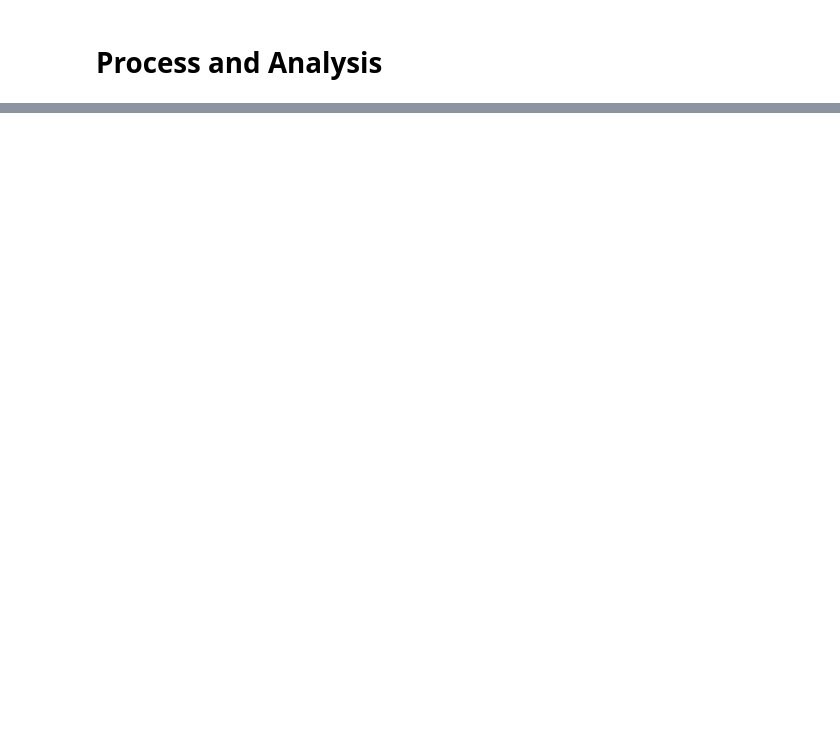
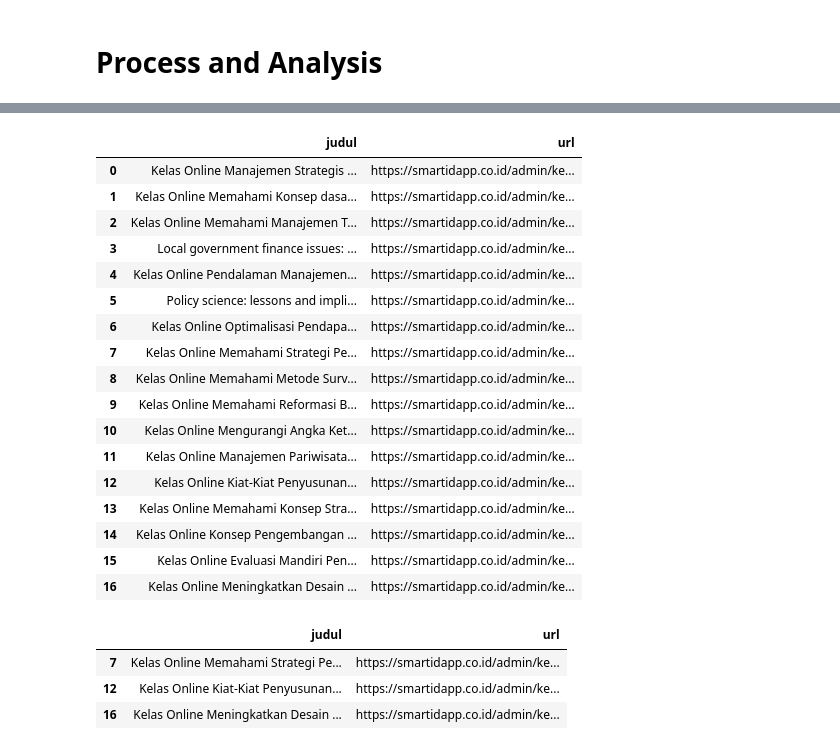
Before and after one commit to akhfzl/Scrapping-by-system, a Jupyter notebook: transform.ipynb, the cells around one changed output, grey strips where cells are left out. Cells and saved outputs as stored; diff of their text form; code cells hidden in the pictures; blank space fills up the shorter version.

```diff
--- a/transform.ipynb
+++ b/transform.ipynb
@@ -126,0 +161,31 @@ df_join.to_csv('data/results/combine-base.csv', index=False)
+# %%
+df_links = pd.read_json('data/initial-data/scraping/overal_link_class.json')
+df_links
+# %% [output]
+|  | judul | url |
+| 0 | Kelas Online Manajemen Strategis ... | https://smartidapp.co.id/admin/ke... |
+| 1 | Kelas Online Memahami Konsep dasa... | https://smartidapp.co.id/admin/ke... |
+| 2 | Kelas Online Memahami Manajemen T... | https://smartidapp.co.id/admin/ke... |
+| 3 | Local government finance issues: ... | https://smartidapp.co.id/admin/ke... |
+| 4 | Kelas Online Pendalaman Manajemen... | https://smartidapp.co.id/admin/ke... |
+| 5 | Policy science: lessons and impli... | https://smartidapp.co.id/admin/ke... |
+| 6 | Kelas Online Optimalisasi Pendapa... | https://smartidapp.co.id/admin/ke... |
+| 7 | Kelas Online Memahami Strategi Pe... | https://smartidapp.co.id/admin/ke... |
+| 8 | Kelas Online Memahami Metode Surv... | https://smartidapp.co.id/admin/ke... |
+| 9 | Kelas Online Memahami Reformasi B... | https://smartidapp.co.id/admin/ke... |
+| 10 | Kelas Online Mengurangi Angka Ket... | https://smartidapp.co.id/admin/ke... |
+| 11 | Kelas Online Manajemen Pariwisata... | https://smartidapp.co.id/admin/ke... |
+| 12 | Kelas Online Kiat-Kiat Penyusunan... | https://smartidapp.co.id/admin/ke... |
+| 13 | Kelas Online Memahami Konsep Stra... | https://smartidapp.co.id/admin/ke... |
+| 14 | Kelas Online Konsep Pengembangan ... | https://smartidapp.co.id/admin/ke... |
+| 15 | Kelas Online Evaluasi Mandiri Pen... | https://smartidapp.co.id/admin/ke... |
+| 16 | Kelas Online Meningkatkan Desain ... | https://smartidapp.co.id/admin/ke... |
+# %%
+judul = new_df['judul'].unique()
+df_tidak_terdaftar = df_links[~df_links['judul'].isin(judul)]
+df_tidak_terdaftar
+# %% [output]
+|  | judul | url |
+| 7 | Kelas Online Memahami Strategi Pe... | https://smartidapp.co.id/admin/ke... |
+| 12 | Kelas Online Kiat-Kiat Penyusunan... | https://smartidapp.co.id/admin/ke... |
+| 16 | Kelas Online Meningkatkan Desain ... | https://smartidapp.co.id/admin/ke... |
```
Also changed, not shown: parts of 8 cells of this notebook, 1 other file.
